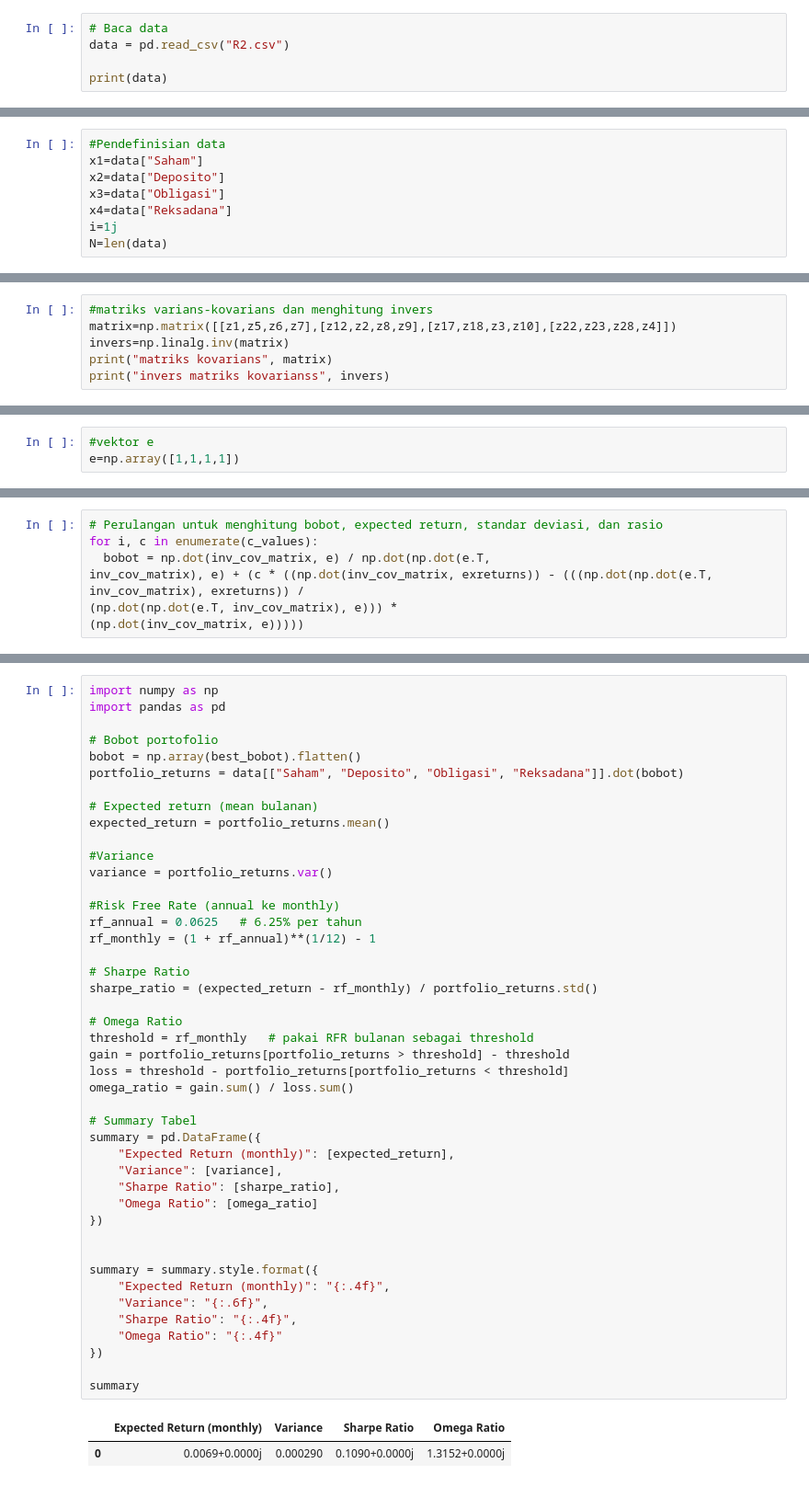
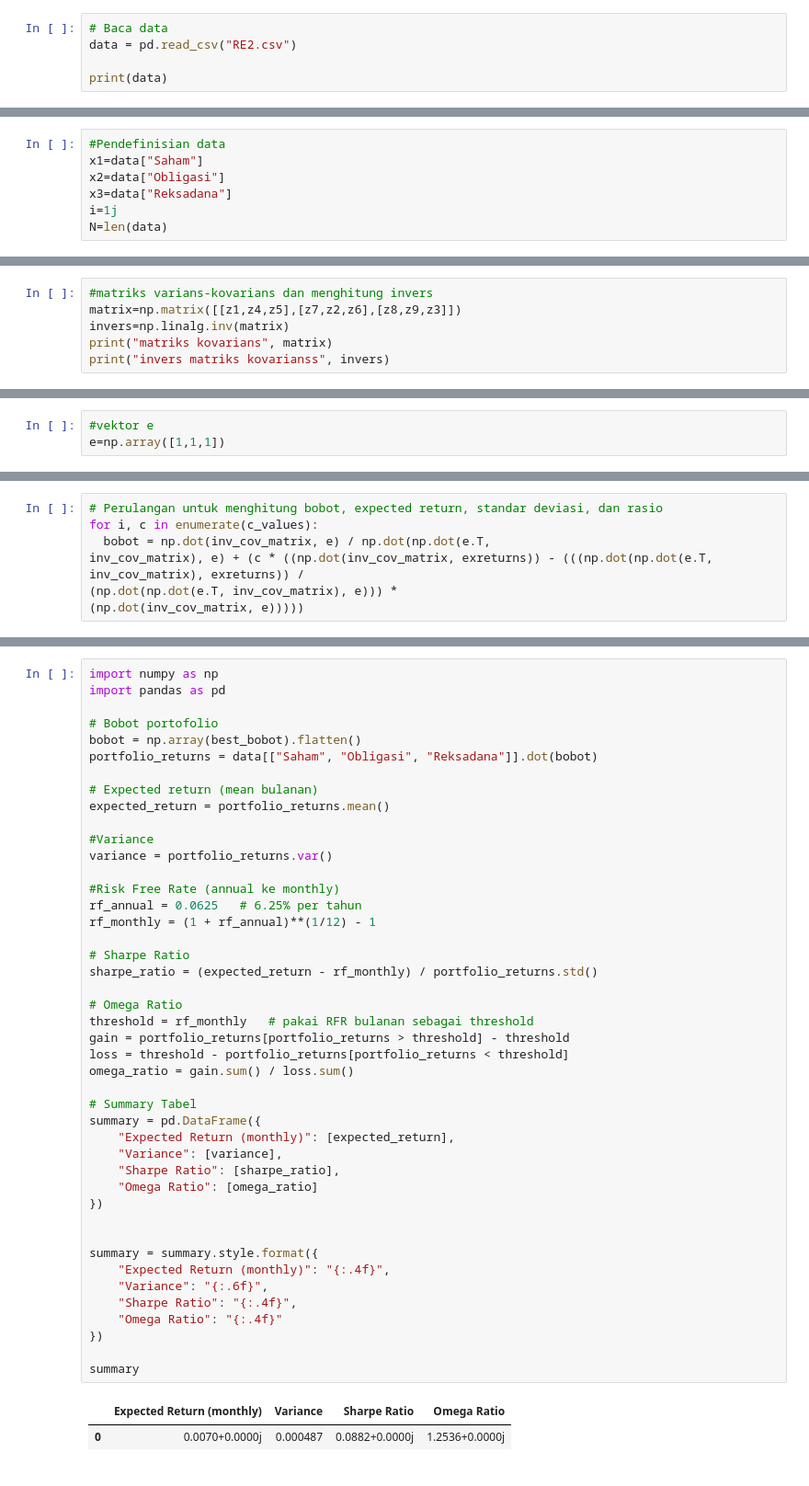
Before and after one commit to Tasyasyaaaaa/PembelajaranMesin, a Jupyter notebook: Hilbert_bpjs.ipynb, the cells around one changed output, grey strips where cells are left out. Shown at 92% size. Saved outputs shown, nothing was run; the diff lists cells and outputs as text.

```diff
--- a/Hilbert_bpjs.ipynb
+++ b/Hilbert_bpjs.ipynb
@@ -28,7 +28,7 @@ Installing collected packages: QuantStats
 Successfully installed QuantStats-0.0.76
 # %%
 # Baca data
-data = pd.read_csv("R2.csv")
+data = pd.read_csv("RE2.csv")
 
 print(data)
 # %% [output]
@@ -69,9 +68,8 @@ mean [0.00381017 0.00428136 0.01106441 0.0083322 ]
 # %%
 #Pendefinisian data
 x1=data["Saham"]
-x2=data["Deposito"]
-x3=data["Obligasi"]
-x4=data["Reksadana"]
+x2=data["Obligasi"]
+x3=data["Reksadana"]
 i=1j
 N=len(data)
 # %%
@@ -209,6 +170,6 @@ z28=complex(round(ez28t.real,18),round(ez28t.imag,18))
 # %%
 #matriks varians-kovarians dan menghitung invers
-matrix=np.matrix([[z1,z5,z6,z7],[z12,z2,z8,z9],[z17,z18,z3,z10],[z22,z23,z28,z4]])
+matrix=np.matrix([[z1,z4,z5],[z7,z2,z6],[z8,z9,z3]])
 invers=np.linalg.inv(matrix)
 print("matriks kovarians", matrix)
 print("invers matriks kovarianss", invers)
@@ -237,7 +192,7 @@ cov_matrix = matrix
 inv_cov_matrix = np.linalg.inv(cov_matrix)
 # %%
 #vektor e
-e=np.array([1,1,1,1])
+e=np.array([1,1,1])
 # %%
 #iniliasasi list untuk menyimpan bobot, expected return, standar deviasi, dan rasio
 bobot_list = []
@@ -328,7 +283,7 @@ import pandas as pd
 
 # Bobot portofolio
 bobot = np.array(best_bobot).flatten()
-portfolio_returns = data[["Saham", "Deposito", "Obligasi", "Reksadana"]].dot(bobot)
+portfolio_returns = data[["Saham", "Obligasi", "Reksadana"]].dot(bobot)
 
 # Expected return (mean bulanan)
 expected_return = portfolio_returns.mean()
@@ -341,31 +296,31 @@ rf_annual = 0.0625   # 6.25% per tahun
 rf_monthly = (1 + rf_annual)**(1/12) - 1
 
 # Sharpe Ratio
 sharpe_ratio = (expected_return - rf_monthly) / portfolio_returns.std()
 
 # Omega Ratio
 threshold = rf_monthly   # pakai RFR bulanan sebagai threshold
 gain = portfolio_returns[portfolio_returns > threshold] - threshold
 loss = threshold - portfolio_returns[portfolio_returns < threshold]
 omega_ratio = gain.sum() / loss.sum()
 
 # Summary Tabel
 summary = pd.DataFrame({
     "Expected Return (monthly)": [expected_return],
     "Variance": [variance],
     "Sharpe Ratio": [sharpe_ratio],
     "Omega Ratio": [omega_ratio]
 })
 
 
 summary = summary.style.format({
     "Expected Return (monthly)": "{:.4f}",
     "Variance": "{:.6f}",
     "Sharpe Ratio": "{:.4f}",
     "Omega Ratio": "{:.4f}"
 })
 
 summary
 # %% [output]
 |  | Expected Return (monthly) | Variance | Sharpe Ratio | Omega Ratio |
-| 0 | 0.0069+0.0000j | 0.000290 | 0.1090+0.0000j | 1.3152+0.0000j |
+| 0 | 0.0070+0.0000j | 0.000487 | 0.0882+0.0000j | 1.2536+0.0000j |
```
Also changed, not shown: parts of 6 cells of this notebook.
